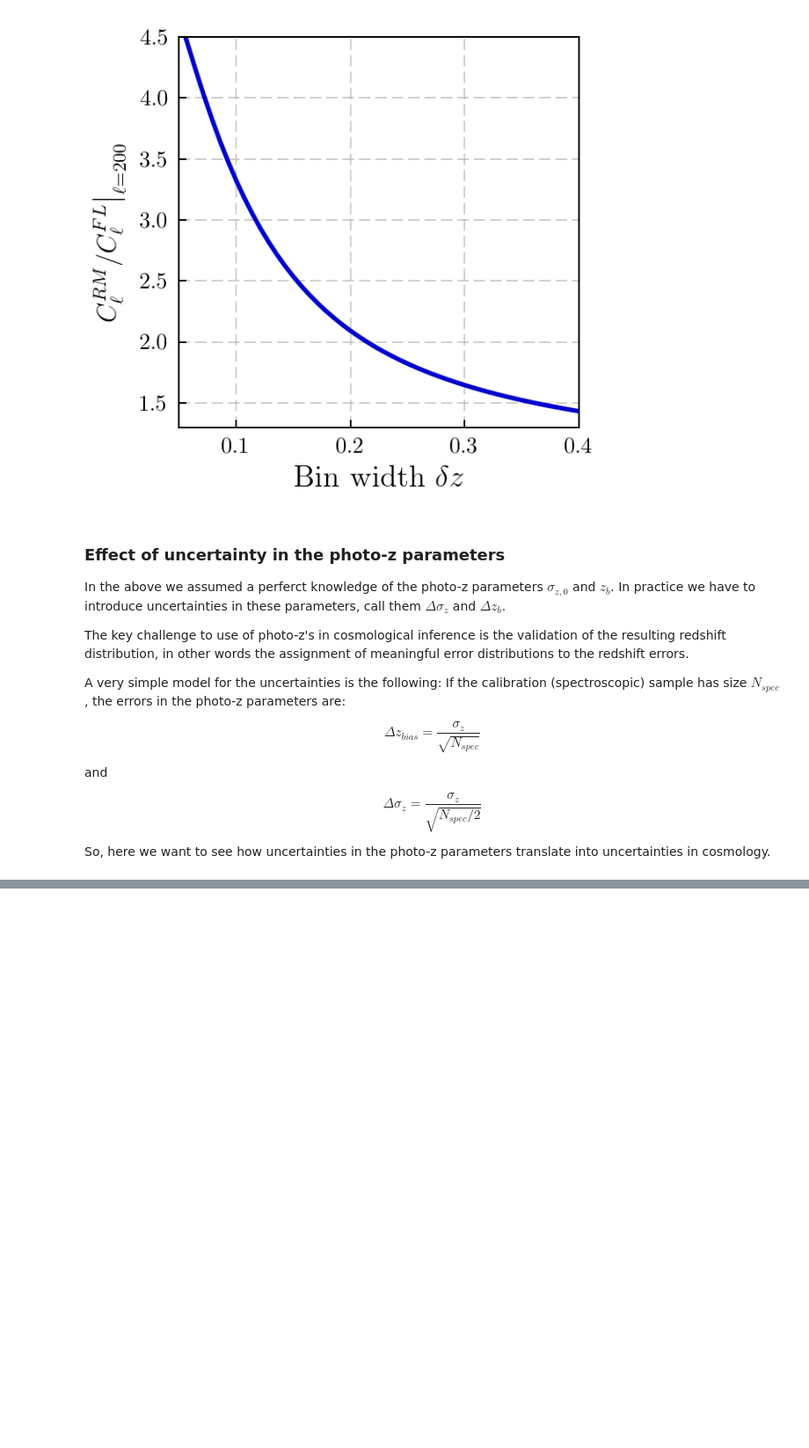
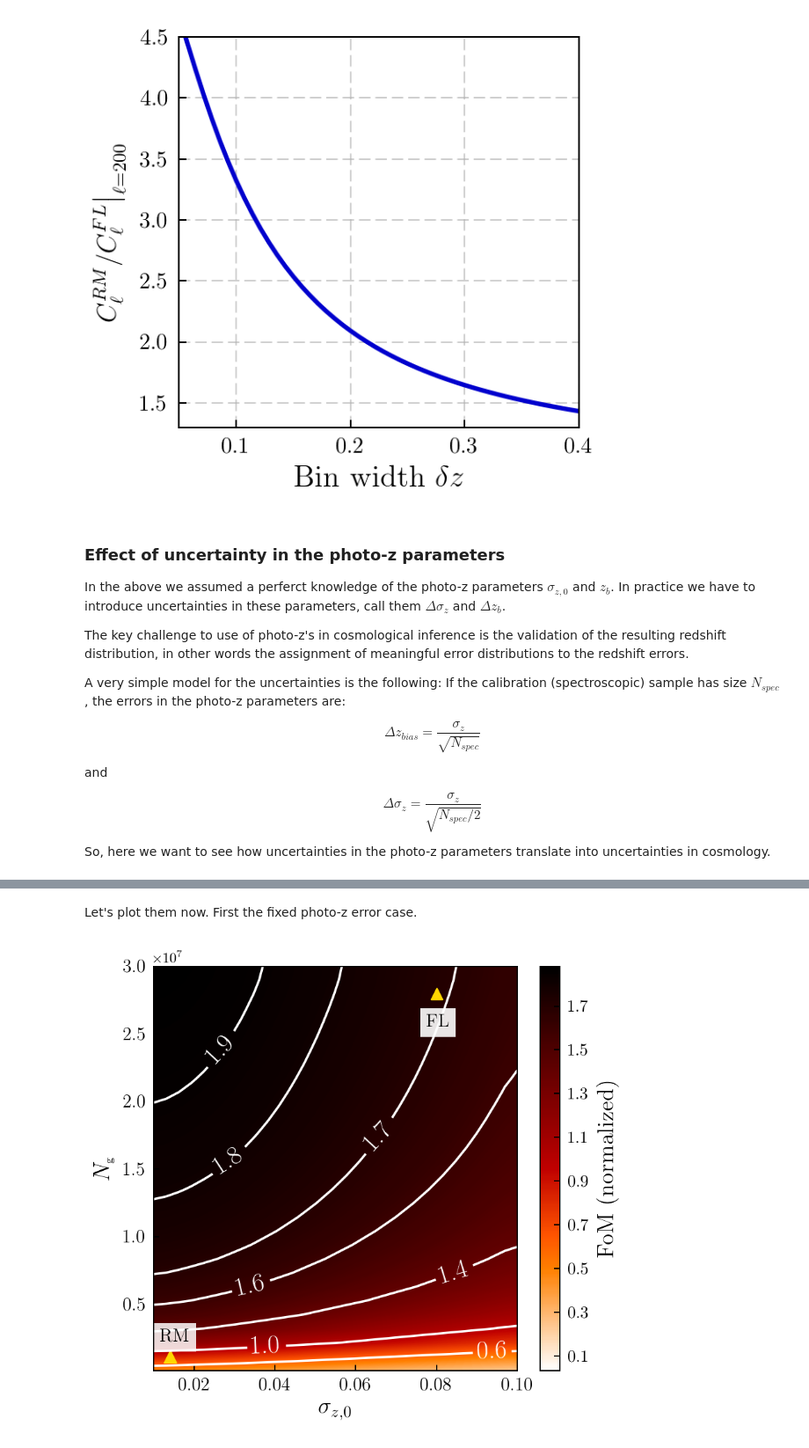
Before and after one commit to dtanoglidis/Photo_z_samples, a Jupyter notebook: Single Redshift Bin.ipynb, the cells around one changed output, grey strips where cells are left out. Shown: that part at 88% size. Cells and saved outputs as stored; diff of their text form; code cells hidden in the pictures; blank space fills up the shorter version.

```diff
--- a/Single Redshift Bin.ipynb
+++ b/Single Redshift Bin.ipynb
@@ -316,0 +401,5 @@ So, here we want to see how uncertainties in the photo-z parameters translate in
+# %%
+# Array of sample sizes and redshift errors
+N_gal_arr = np.linspace(1.0e5, 3.0e7, 35)
+sig_z_arr = np.linspace(0.01, 0.1, 35)
+size = np.size(N_gal_arr)
@@ -316,0 +472,58 @@ So, here we want to see how uncertainties in the photo-z parameters translate in
+# %%
+# Normalize the two matrices now
+# =================================================
+# Fixed redshift errors case
+FoM_fix_tr = np.matrix.transpose(FoM_fix)
+FoM_fix_norm = FoM_fix_tr/(FoM_rm_fix)
+
+# Free redshift errors case
+FoM_free_tr = np.matrix.transpose(FoM_free)
+FoM_free_norm = FoM_free_tr/(FoM_rm_free)
+# %% [markdown]
+Let's plot them now.
+First the fixed photo-z error case.
+# %%
+import scipy.ndimage
+def FoM_fixed_return(a_1,a_2):
+    FoMino = FoM_fix_norm
+    return FoMino
+# =============================================================================
+# =============================================================================
+fig = plt.figure(figsize = (5.0,4.5))
+
+a_1, a_2 = np.meshgrid(sig_z_arr,N_gal_arr )
+FoM_pr = FoM_fixed_return(a_1, a_2)
+
+FoM_pr = scipy.ndimage.gaussian_filter(FoM_pr, 1)
+levels = np.linspace(np.min(FoM_fix_norm),np.max(FoM_fix_norm),300)
+image = plt.contourf(a_1, a_2, FoM_pr , levels=levels, cmap=plt.cm.gist_heat_r)
+#===============================================================================
+#===============================================================================
+
+C = plt.contour(a_1,a_2, FoM_pr, [0.6,1.0,1.4, 1.6,1.7,1.8, 1.85,2.0,2.1,2.2] , colors=('w','w', 'w', 'w', 'w','w', 'w', 'w', 'w','w','w','w','w','w'),linestyle ='--',  linewidth=2.0)
+plt.clabel(C, inline=1, fontsize=17, fmt='%1.1f', fontweight='heavy')
+
+#plt.yscale('log')
+
+
+plt.scatter(0.08,2.8e7, color='gold', s=50.0, marker='^')
+
+plt.text(0.0775, 2.55e7,'FL', color='black', fontsize=12,bbox=dict(facecolor='white', edgecolor='none', alpha=0.9))
+plt.scatter(0.014,1.1e6, color='gold', s=60.0, marker='^')
+plt.text(0.0116, 2.2e6,'RM', color='black', fontsize=12, bbox=dict(facecolor='white', edgecolor='none', alpha=0.85))
+plt.tick_params(axis='both', labelsize=12)
+
+plt.xlabel("$\sigma_{z,0}$", fontsize=15);plt.ylabel("$N_{\mbox{\scriptsize{g}}}$", fontsize=15)
+
+
+plt.xlim(0.01,0.1);plt.ylim(1.0e5, 3.0e7)
+
+cbar = plt.colorbar(image, orientation='vertical', ticks=[0.1,0.3,0.5,0.7,0.9,1.1,1.3,1.5,1.7,1.9,2.1])
+cbar.set_label('FoM (normalized)', fontsize=15)
+cbar.ax.set_yticklabels([0.1,0.3,0.5,0.7,0.9,1.1,1.3,1.5,1.7,1.9,2.1], fontsize=11)
+
+plt.tight_layout()
+#plt.savefig('FoM_single_bin_fixed.pdf')
+plt.show()
+# %% [output]
+[figure, added]
```
Also changed, not shown: parts of 29 cells of this notebook.
